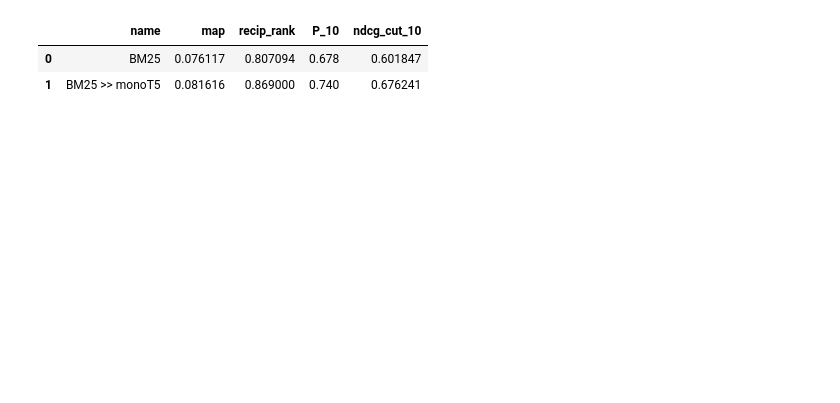
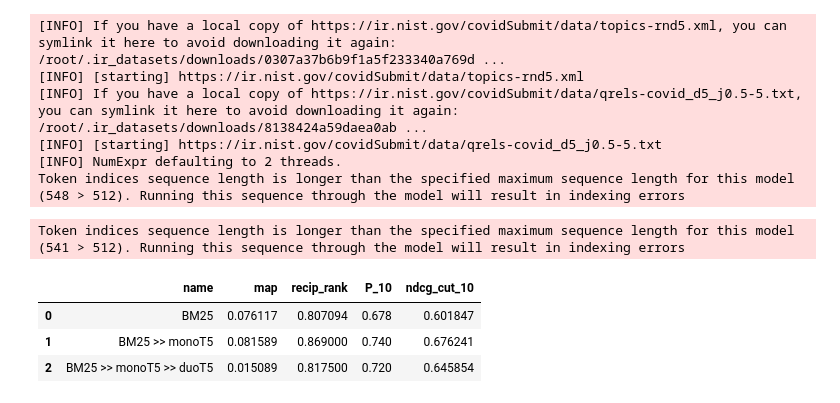
Before and after one commit to terrierteam/pyterrier_t5, a Jupyter notebook: pyterrier_t5_trec-covid.ipynb, the cells around one changed output. Cells and saved outputs as stored; diff of their text form; code cells hidden in the pictures; blank space fills up the shorter version.

```diff
--- a/pyterrier_t5_trec-covid.ipynb
+++ b/pyterrier_t5_trec-covid.ipynb
@@ -9,6 +13,7 @@ PyTerrier 0.4.0 has loaded Terrier 5.4 (built by craigm on 2021-01-16 14:17)
 # %%
-from pyterrier_t5 import MonoT5ReRanker
+from pyterrier_t5 import MonoT5ReRanker, DuoT5ReRanker
 monoT5 = MonoT5ReRanker(text_field='abstract')
+duoT5 = DuoT5ReRanker(text_field='abstract')
 # %%
 dataset = pt.get_dataset("irds:cord19/trec-covid")
 index_loc = "./index_path"
@@ -20,13 +30,28 @@ indexref = indexer.index(dataset.get_corpus_iter(), fields=('title', 'abstract')
+# %%
+bm25 = pt.BatchRetrieve(indexref, wmodel="BM25") % 100
+mono_pipeline = bm25 >> pt.text.get_text(dataset, "abstract") >> monoT5
+duo_pipeline = mono_pipeline % 10 >> duoT5
 # %%
-br = pt.BatchRetrieve(indexref, wmodel='BM25') % 100
 pt.Experiment(
-  [br, br >> pt.text.get_text(dataset, 'abstract') >> monoT5],
-  dataset.get_topics(variant='title'),
+  [
+   bm25,
+   mono_pipeline,
+   duo_pipeline,
+  ],
+  dataset.get_topics('title'),
   dataset.get_qrels(),
-  names=["BM25", "BM25 >> monoT5"],
+  names=["BM25", "BM25 >> monoT5", "BM25 >> monoT5 >> duoT5"],
   eval_metrics=["map", "recip_rank", "P.10", "ndcg_cut.10"]
 )
 # %% [output]
+[INFO] If you have a local copy of https://ir.nist.gov/covidSubmit/data/topics-rnd5.xml, you can symlink it here to avoid downloading it again: /root/.ir_datasets/downloads/0307a37b6b9f1a5f233340a769d ...
+[INFO] [starting] https://ir.nist.gov/covidSubmit/data/topics-rnd5.xml
+[INFO] If you have a local copy of https://ir.nist.gov/covidSubmit/data/qrels-covid_d5_j0.5-5.txt, you can symlink it here to avoid downloading it again: /root/.ir_datasets/downloads/8138424a59daea0ab ...
+[INFO] [starting] https://ir.nist.gov/covidSubmit/data/qrels-covid_d5_j0.5-5.txt
+[INFO] NumExpr defaulting to 2 threads.
+Token indices sequence length is longer than the specified maximum sequence length for this model (548 > 512). Running this sequence through the model will result in indexing errors
+Token indices sequence length is longer than the specified maximum sequence length for this model (541 > 512). Running this sequence through the model will result in indexing errors
 |  | name | map | recip_rank | P_10 | ndcg_cut_10 |
 | 0 | BM25 | 0.076117 | 0.807094 | 0.678 | 0.601847 |
-| 1 | BM25 >> monoT5 | 0.081616 | 0.869000 | 0.740 | 0.676241 |
+| 1 | BM25 >> monoT5 | 0.081589 | 0.869000 | 0.740 | 0.676241 |
+| 2 | BM25 >> monoT5 >> duoT5 | 0.015089 | 0.817500 | 0.720 | 0.645854 |
```
Also changed, not shown: parts of 2 cells of this notebook, 1 other file.
